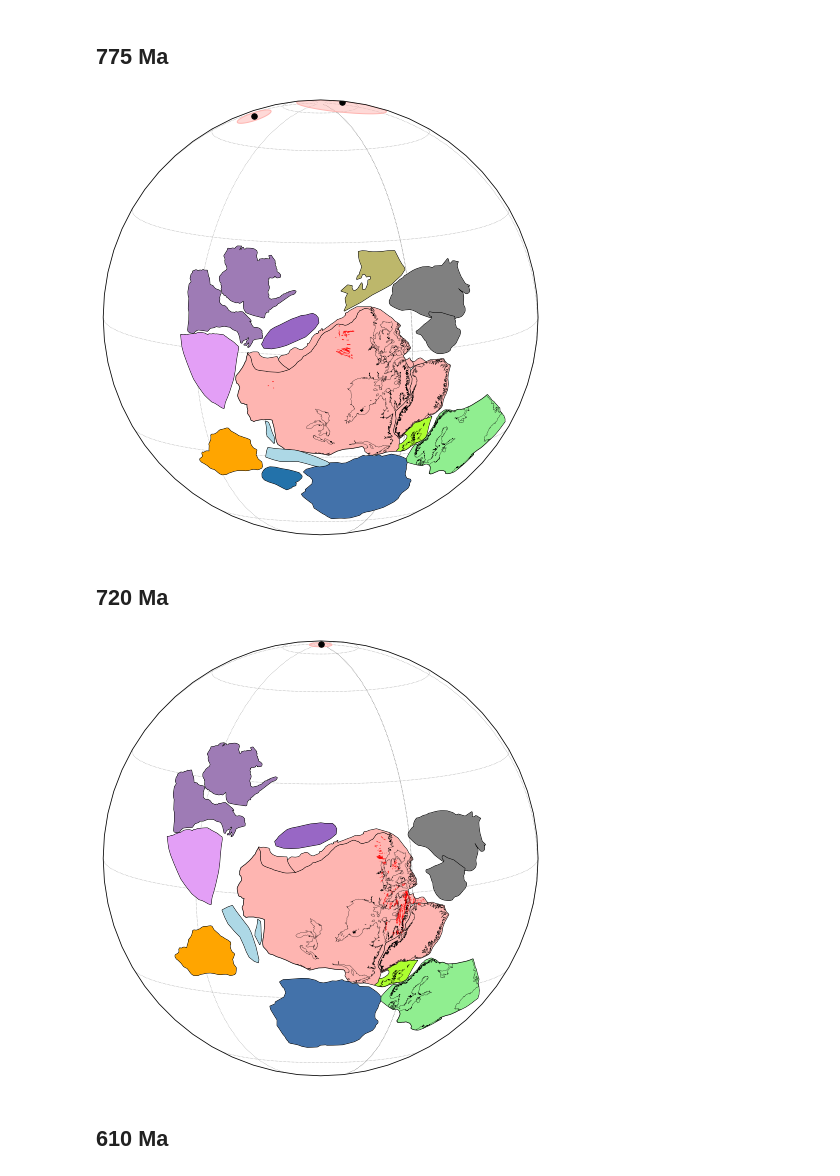
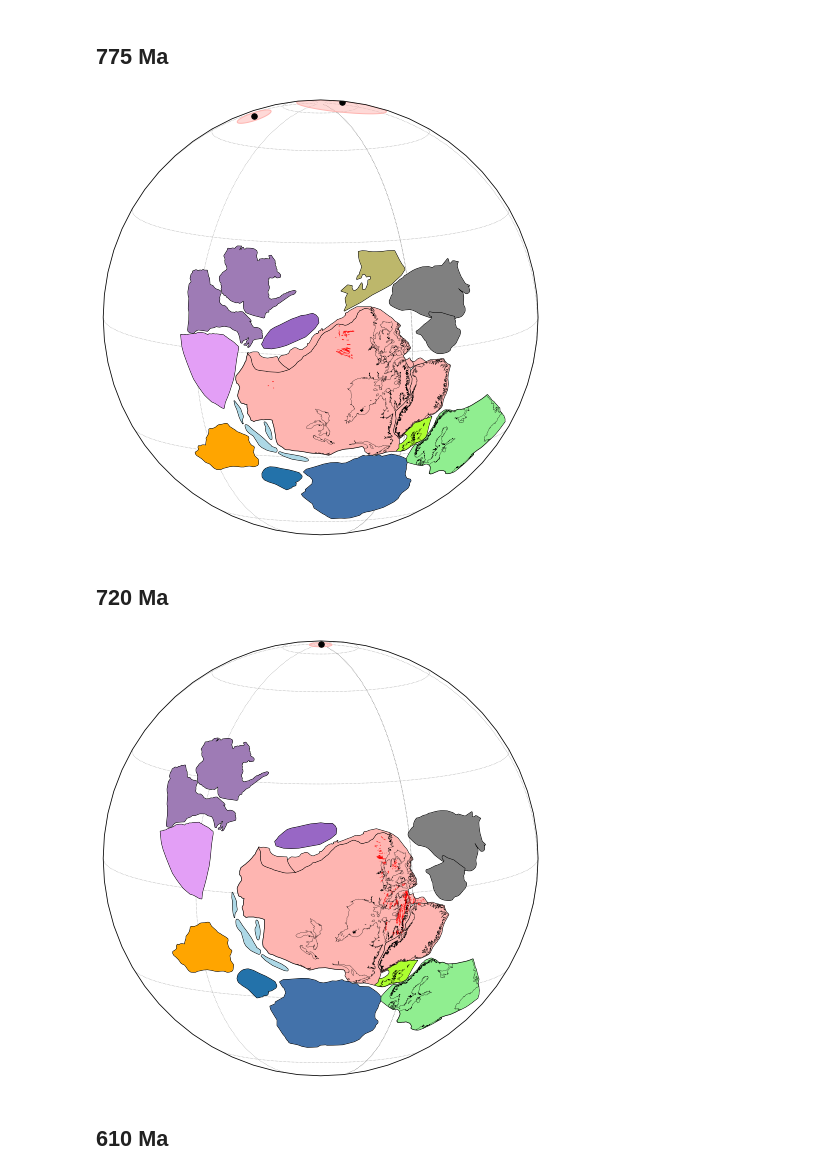
Before and after one commit to Swanson-Hysell/Mesoproterozoic_Turning_Point, a Jupyter notebook: code/paleogeography.ipynb, the cells around one changed output. Cells and saved outputs as stored; diff of their text form; code cells hidden in the pictures.

```diff
--- a/code/paleogeography.ipynb
+++ b/code/paleogeography.ipynb
@@ -180,18 +180,26 @@ def plot_RDLP(ax, Laur_Euler):
 Parana_Amazonia_Euler = [0.67,103.22,-30.82]
 
 
-Arequipa_Laur_Euler = [11.5614,-57.2564,-105.4267]
+Arequipa_Laur_Euler = [10.4623,-59.0247,-114.4461]
+Antofalla_Laur_Euler = [13.3475,-52.8791,-95.6021]
+Pampia_Laur_Euler = [-7.3052,117.0047,117.7155]
 def plot_Arequipa(ax, Laur_Euler):
     craton_plot(ax, [20110], [Arequipa_Laur_Euler, Laur_Euler],
                 'k', Arequipa_color, cratons_alpha, cratons_lw, gpml='shapes_cratons.gpml')
+def plot_Antofalla(ax, Laur_Euler):
+    craton_plot(ax, [20111], [Antofalla_Laur_Euler, Laur_Euler],
+                'k', Arequipa_color, cratons_alpha, cratons_lw, gpml='shapes_cratons.gpml')
+def plot_Pampia(ax, Laur_Euler):
+    craton_plot(ax, [2902], [Pampia_Laur_Euler, Laur_Euler],
+                'k', Arequipa_color, cratons_alpha, cratons_lw, gpml='shapes_cratons.gpml')
 
-Cuyania_Laur_Euler = [-3.1,116.1,136.4]
+Cuyania_Laur_Euler = [-8.2111,123.6631,114.4011]
 def plot_Cuyania(ax, Laur_Euler):
     craton_plot(ax, [2901], [Cuyania_Laur_Euler, Laur_Euler],
                 'k', Arequipa_color, cratons_alpha, cratons_lw, gpml='shapes_cratons.gpml')
 
 #Kalahari_Laur_Euler = [15.102,-25.2783,-157.5464] #Tight in Rodinia model
-Kalahari_Laur_Euler = [14.7,-24.2,-152.5] #allows space for Arequipa ribbon continent
+Kalahari_Laur_Euler = [13.6064,-25.6736,-154.3672] #allows space for Arequipa ribbon continent
 def plot_Kalahari(ax, Laur_Euler):
     craton_plot(ax, [7011], [Kalahari_Laur_Euler, Laur_Euler],
                 'k', Kalahari_color, cratons_alpha, cratons_lw, gpml='shapes_cratons.gpml', reverse_draw=True)
@@ -252,6 +262,8 @@ plot_Australia(ax,Laur_Euler_775)
 plot_Kalahari(ax, Laur_Euler_775)
 plot_Cuyania(ax, Laur_Euler_775)
 plot_Arequipa(ax, Laur_Euler_775)
+plot_Antofalla(ax, Laur_Euler_775)
+plot_Pampia(ax, Laur_Euler_775)
 plot_Zealandia(ax, Laur_Euler_775)
 
 ax.gridlines(xlocs=lon_grid, ylocs=lat_grid, linewidth=0.5,
@@ -282,7 +294,7 @@ rotated_pole_plot(ax, 161.3, 0.8, 4.7,
 plt.savefig('reconstructions/Laurentia_775.pdf')
 plt.show()
 # %% [output]
-[figure, old version]
+[figure, new version]
 # %% [markdown]
 ## 720 Ma
 # %%
@@ -300,32 +312,35 @@ Franklin_dikes = make_reconstructured_shapefile(Franklin_dikes_file,rotation_fil
 # %%
 ax = ipmag.make_orthographic_map(add_land=False, central_longitude=155, central_latitude=10,
                                  figsize=(8,8), grid_lines=False)
 
 plot_Laurentia(ax,Laur_Euler_720)
 plot_Siberia(ax,Laur_Euler_720)
 plot_Baltica(ax,Laur_Euler_720)
 plot_Amazonia(ax,Laur_Euler_720)
+plot_RDLP(ax,Laur_Euler_720)
 plot_Australia(ax,Laur_Euler_720)
 plot_Kalahari(ax, Laur_Euler_720)
 plot_Cuyania(ax, Laur_Euler_720)
 plot_Arequipa(ax, Laur_Euler_720)
+plot_Antofalla(ax, Laur_Euler_720)
+plot_Pampia(ax, Laur_Euler_720)
 plot_Zealandia(ax, Laur_Euler_720)
 
 ax.gridlines(xlocs=lon_grid, ylocs=lat_grid, linewidth=0.5,
              color='C7', linestyle='dotted', zorder=-1)
 
 #Franklin LIP lines
 ax.add_feature(Franklin_dikes,color='red',linewidth=0.5)
 
 #Franklin LIP pole
 rotated_pole_plot(ax, 162.1, 6.7, 3.0,
                   [Laur_Euler_720],
                   'o', 30, 'k', Laurentia_color, 0.5)
 
 plt.savefig('reconstructions/Laurentia_720.pdf')
 plt.show()
 # %% [output]
-[figure, old version]
+[figure, new version]
 # %% [markdown]
 ## 610 Ma
 # %%
```
Also changed, not shown: parts of 7 cells of this notebook, 2 other files.
